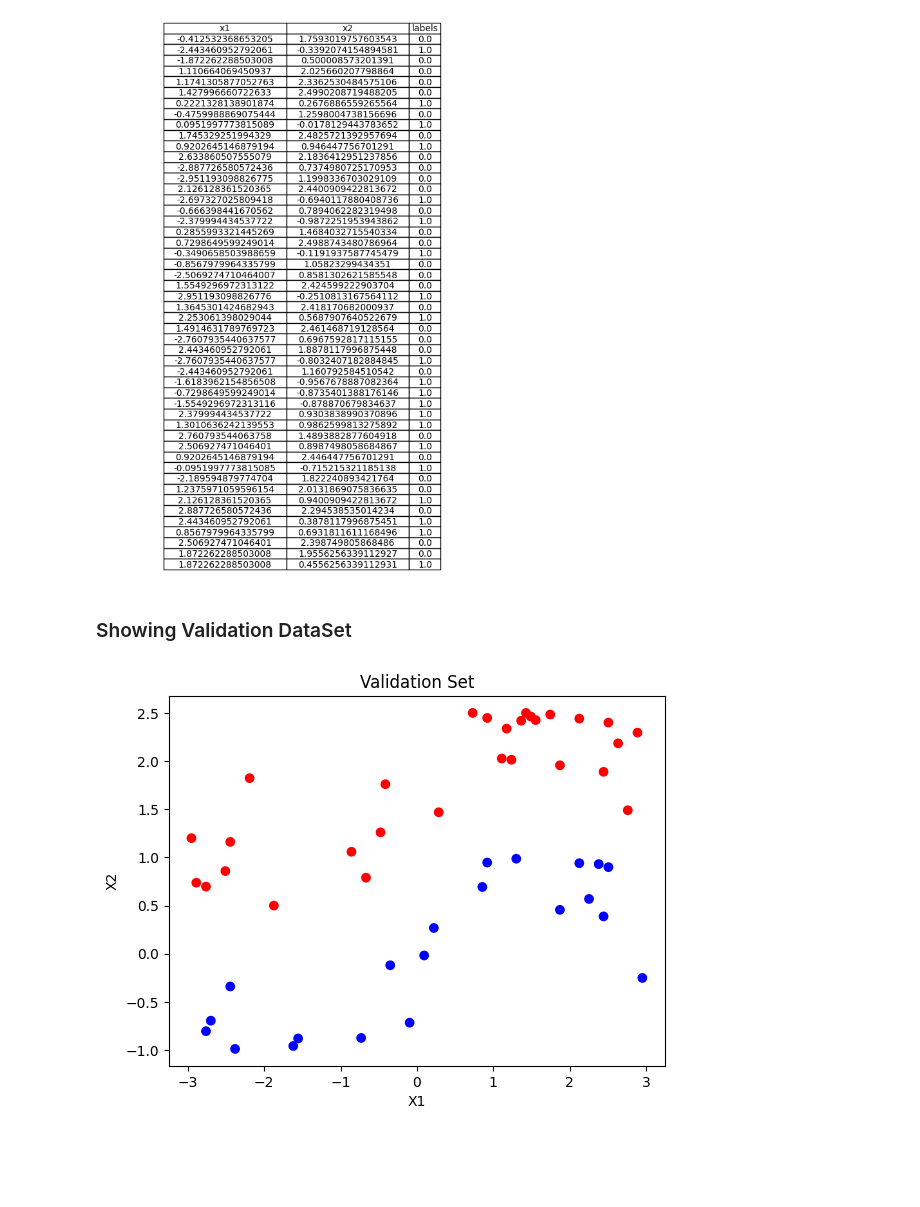
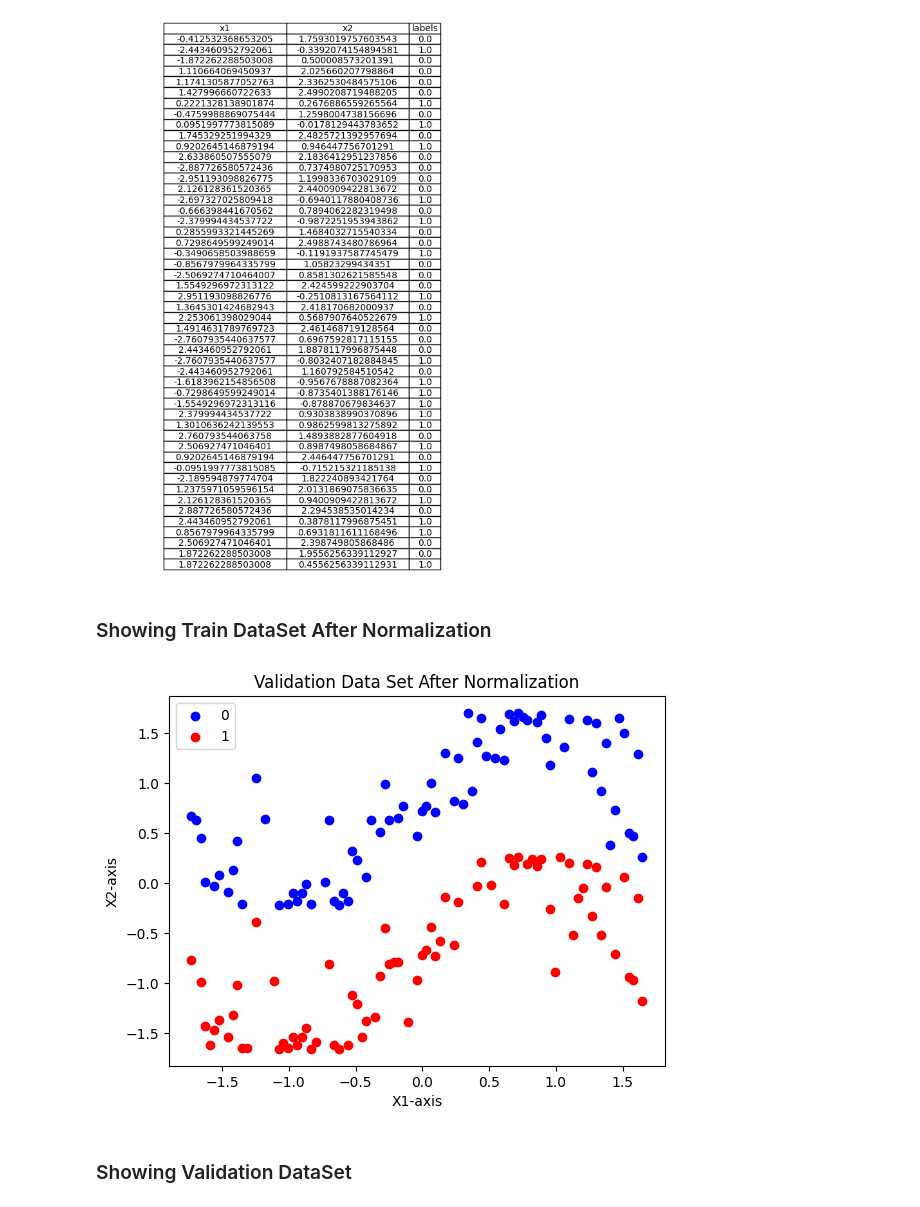
Before and after one commit to yazdanzv/ML_Project_no1, a Jupyter notebook: main.ipynb, the cells around one changed output. Drawn from its saved outputs; the diff is of its cells as text; code cells hidden in the pictures; blank space fills up the shorter version.

```diff
--- a/main.ipynb
+++ b/main.ipynb
@@ -164,22 +136,27 @@ table.auto_set_column_width([i for i in range(len(df_valid.columns))])
 plt.show()
 # %% [output]
 [figure]
+# %% [markdown]
+<h3>Showing Train DataSet After Normalization</h3>
+# %%
+import copy
+merged_train_stantandardized = copy.deepcopy(df_train_standardized)
+merged_train_stantandardized['labels'] = copy.deepcopy(x_label)
+
+# Blue for class zero and Red for class 1
+class_colors = {0: 'blue', 1: 'red'}
+
+# Create a scatter plot with colors based on the labels
+for class_label, color in class_colors.items():
+    plt.scatter(merged_train_stantandardized[merged_train_stantandardized['labels'] == class_label]['x1'], merged_train_stantandardized[merged_train_stantandardized['labels'] == class_label]['x2'], label=class_label, c=color)
+
+plt.xlabel('X1-axis')
+plt.ylabel('X2-axis')
+plt.legend()
+plt.title('Validation Data Set After Normalization')
+
+plt.show()
+# %% [output]
+[figure, added]
 # %% [markdown]
 <h3>Showing Validation DataSet</h3>
-# %%
-import matplotlib.pyplot as plt
-import numpy as np
-
-
-# Create a color mapping for unique labels
-label_colors = {label: np.random.rand(3,) for label in df_valid['labels'].unique()}
-# Blue for label 1 and Red for label 0
-colors = ['blue' if label == 1 else 'red' for label in df_valid['labels']]
-plt.scatter(df_valid['x1'], df_valid['x2'], c=colors)
-# Set labels and show plot
-plt.xlabel('X1')
-plt.ylabel('X2')
-plt.title('Validation Set')
-plt.show()
-# %% [output]
-[figure, removed]
```
Also changed, not shown: parts of 27 cells of this notebook.
